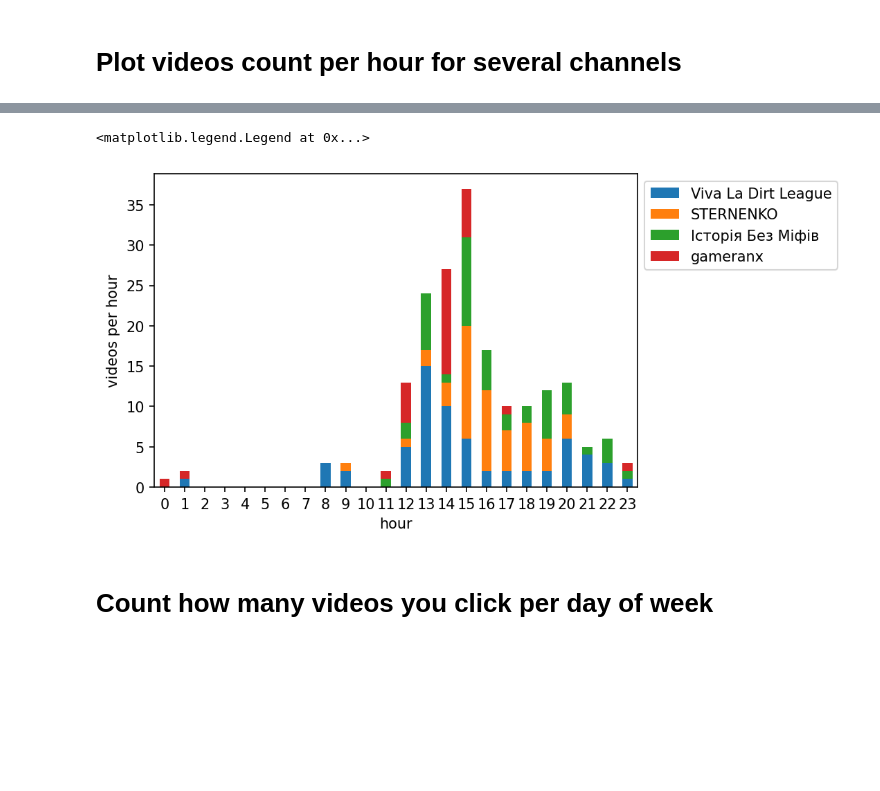
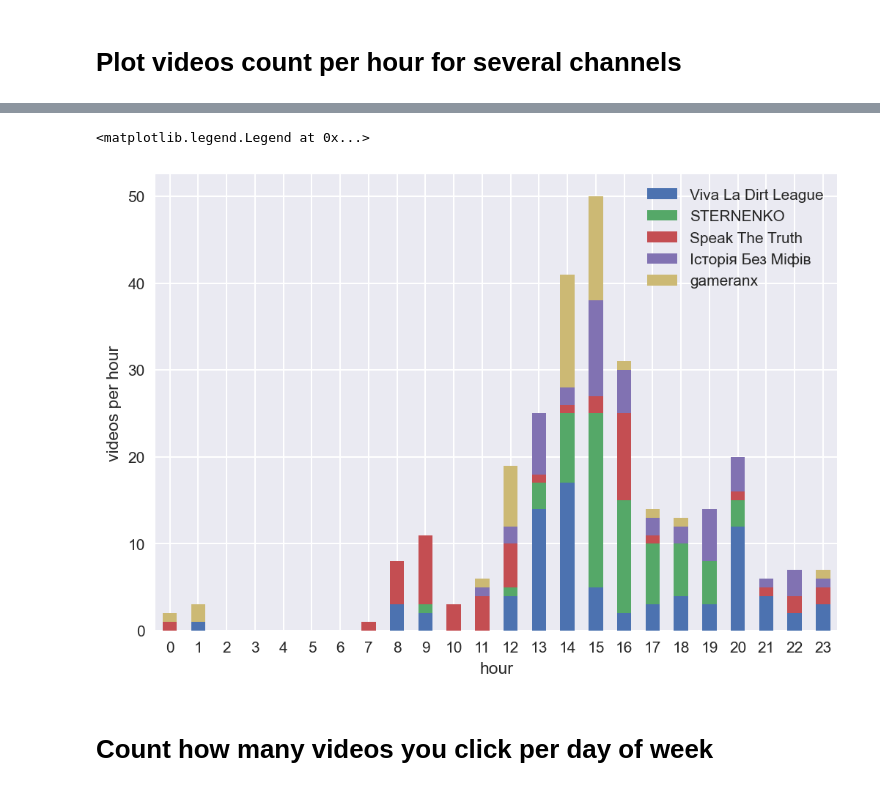
Before and after one commit to SanAntonik/yt_activity_analysis, a Jupyter notebook: explore.ipynb, the cells around one changed output, grey strips where cells are left out. Drawn from its saved outputs; the diff is of its cells as text; code cells hidden in the pictures; blank space fills up the shorter version.

Commit message:
Plot a pie chart of category percentage. Apply 'seaborn' style to plots

```diff
--- a/explore.ipynb
+++ b/explore.ipynb
@@ -9,6 +10,7 @@ from preparation import prepare_data, select_by_date_interval
 from plotting import bar_plot_videos_per_h, get_videos_per_h_series
 # %%
 plt.rcParams['figure.dpi'] = 150 # make your graphs bigger
+style.use('seaborn') # apply style for your plot. Hard to read letters in pie charts if style isn't suitable
 # %%
 PATH = "C:/Users/San/Documents/CS projects/yt_activity_analysis/data/Takeout/YouTube and YouTube Music/history/watch-history.json"
 df_full = prepare_data(PATH)
@@ -183,20 +204,20 @@ list_top_n_channels
 # %%
 start_point = 0
-interval = 4
+interval = 5
 end_point = start_point + interval
 
 df_data = {f"{list_top_n_channels[start_point]}": get_videos_per_h_series(
     df, list_top_n_channels[start_point])}
 df_top_n_channels = pd.DataFrame(data=df_data)
 for i in range(start_point+1, end_point):
     df_top_n_channels[list_top_n_channels[i]] = get_videos_per_h_series(
         df, list_top_n_channels[i])
 df_top_n_channels
 df_top_n_channels.plot.bar(stacked=True, rot=0,
                            xlabel="hour", ylabel="videos per hour").legend(bbox_to_anchor=(1,1))
 # %% [output]
 <matplotlib.legend.Legend at 0x...>
-[figure, old version]
+[figure, new version]
 # %% [markdown]
 # Count how many videos you click per day of week
 # %%
```
Also changed, not shown: parts of 15 cells of this notebook.
